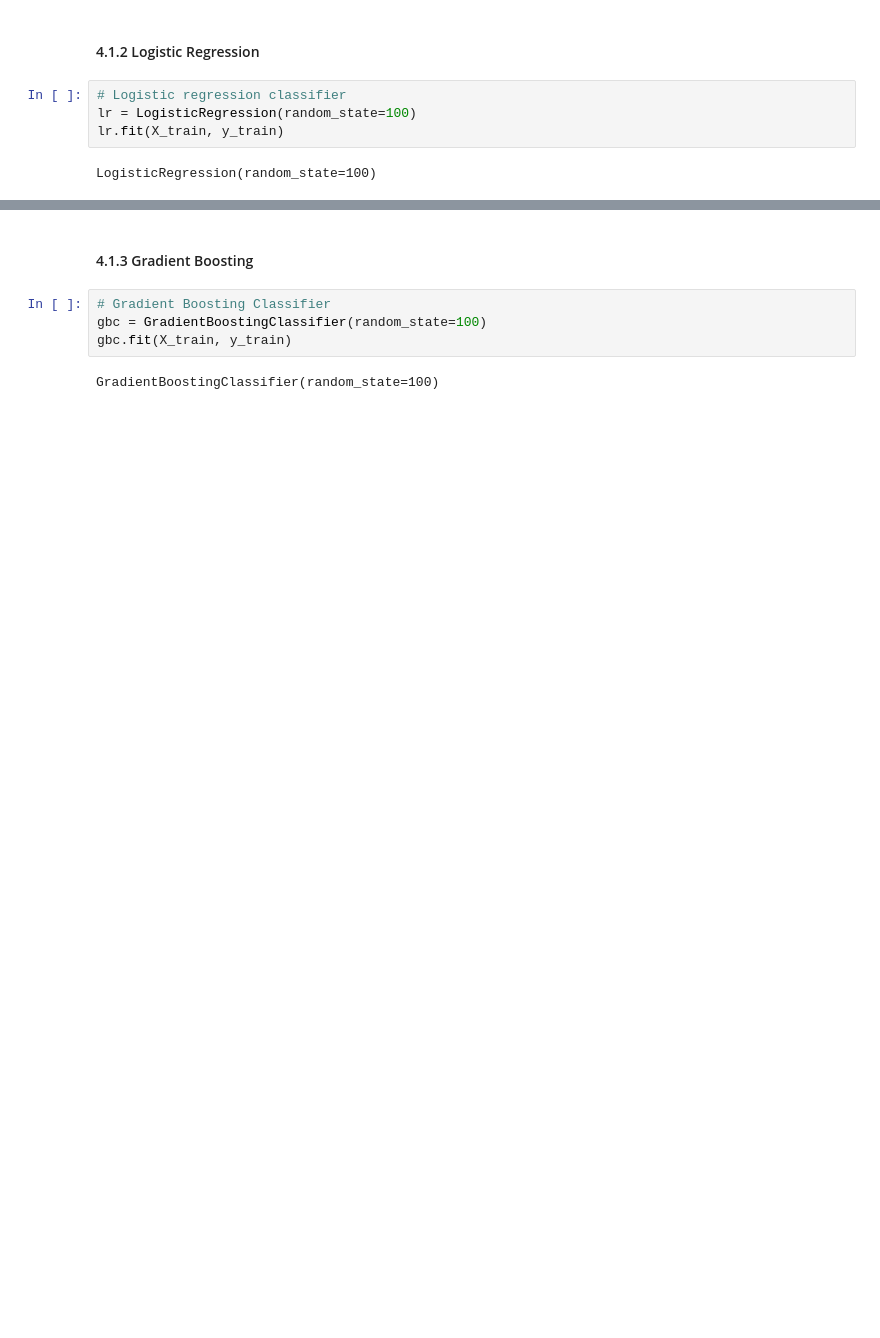
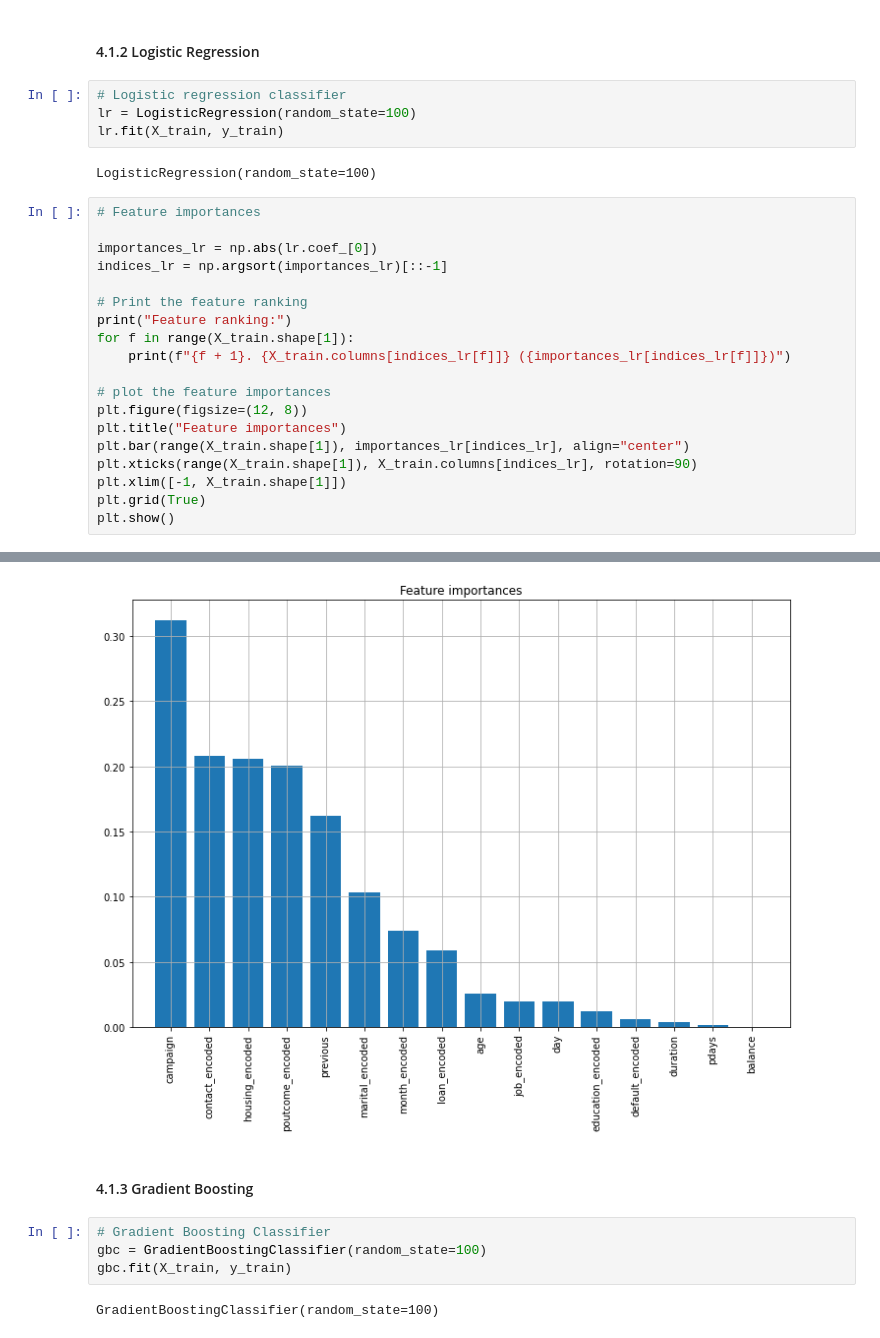
Before and after one commit to jjosorioc/Bank-Client-Attributes-and-Marketing-Outcomes, a Jupyter notebook: SupervisedLearning.ipynb, the cells around one changed output, grey strips where cells are left out. Drawn from its saved outputs; the diff is of its cells as text; blank space fills up the shorter version.

```diff
--- a/SupervisedLearning.ipynb
+++ b/SupervisedLearning.ipynb
@@ -394,3 +430,23 @@ lr = LogisticRegression(random_state=100)
 lr.fit(X_train, y_train)
 # %% [output]
 LogisticRegression(random_state=100)
+# %%
+# Feature importances
+
+importances_lr = np.abs(lr.coef_[0])
+indices_lr = np.argsort(importances_lr)[::-1]
+
+# Print the feature ranking
+print("Feature ranking:")
+for f in range(X_train.shape[1]):
+    print(f"{f + 1}. {X_train.columns[indices_lr[f]]} ({importances_lr[indices_lr[f]]})")
+
+# plot the feature importances
+plt.figure(figsize=(12, 8))
+plt.title("Feature importances")
+plt.bar(range(X_train.shape[1]), importances_lr[indices_lr], align="center")
+plt.xticks(range(X_train.shape[1]), X_train.columns[indices_lr], rotation=90)
+plt.xlim([-1, X_train.shape[1]])
+plt.grid(True)
+plt.show()
+# %% [output]
@@ -397,3 +470,4 @@ LogisticRegression(random_state=100)
+[figure, added]
 # %% [markdown]
 #### 4.1.3 Gradient Boosting
 # %%
```
Also changed, not shown: parts of 20 cells of this notebook.
